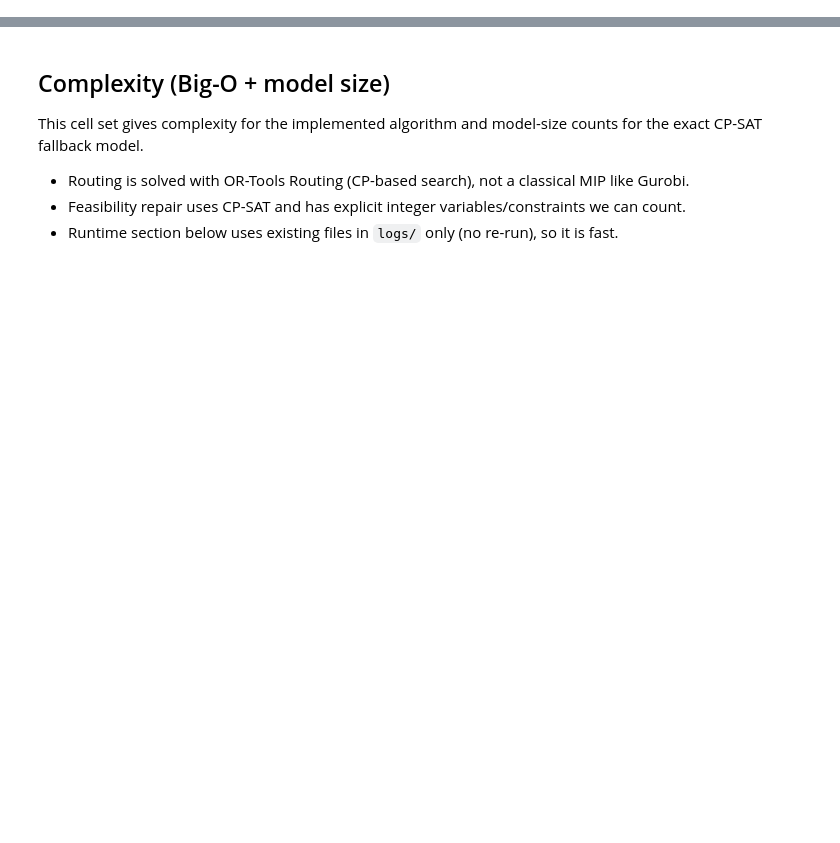
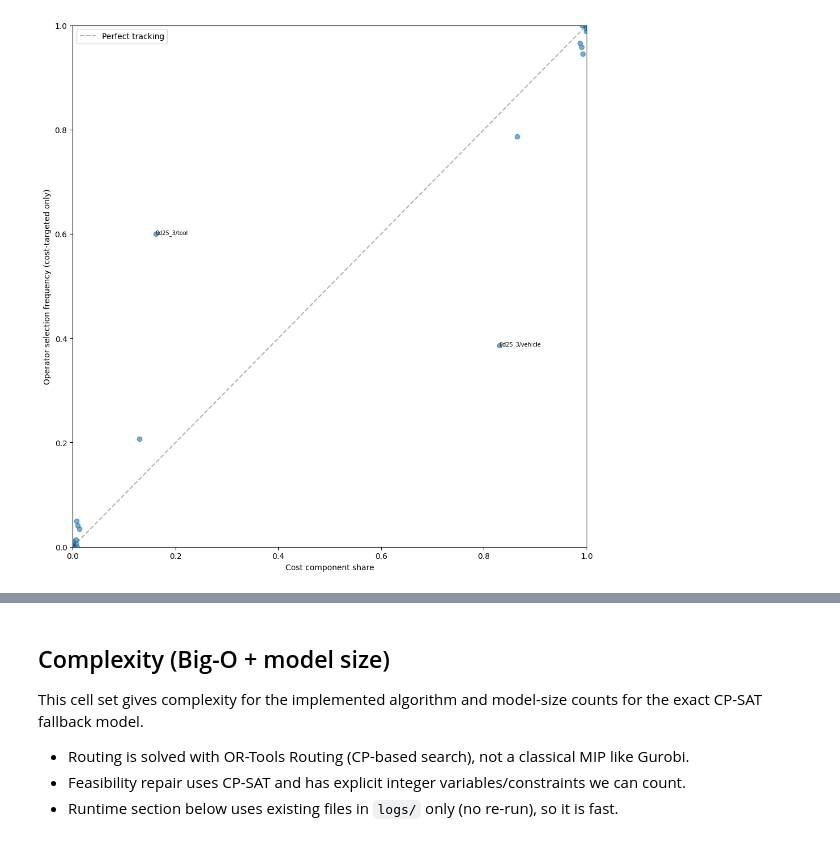
Before and after one commit to Iwe-Coumou/OC_routing, a Jupyter notebook: analysis.ipynb, the cells around one changed output, grey strips where cells are left out. Cells and saved outputs as stored; diff of their text form; code cells hidden in the pictures; blank space fills up the shorter version.

```diff
--- a/analysis.ipynb
+++ b/analysis.ipynb
@@ -156,40 +398,45 @@ else:
 # %%
 cost_shares = []
 selection_shares = []
 labels = []
 
 cost_ops = ['tool', 'vehicle', 'vehicle_days', 'distance']
 
 for name, df in dfs.items():
     breakdown = [df['bd_tool'].mean(), df['bd_vehicle'].mean(),
                  df['bd_veh_days'].mean(), df['bd_distance'].mean()]
     breakdown_pct = [b / sum(breakdown) for b in breakdown]
 
     cost_df = df[df['break_op'].isin(cost_ops)]
     counts = cost_df['break_op'].value_counts()
     total = counts.sum()
     sel = [counts.get(comp, 0) / total for comp in cost_ops]
 
     for comp, cs, ss in zip(cost_ops, breakdown_pct, sel):
         cost_shares.append(cs)
         selection_shares.append(ss)
         labels.append(f'{name[-6:]}/{comp}')
 
-plt.figure(figsize=(10, 10))
-plt.scatter(cost_shares, selection_shares, alpha=0.6)
-plt.plot([0, 1], [0, 1], 'k--', alpha=0.3, label='Perfect tracking')
+fig, ax = plt.subplots(figsize=(10, 10))
+ax.scatter(cost_shares, selection_shares, alpha=0.6)
+ax.plot([0, 1], [0, 1], 'k--', alpha=0.3, label='Perfect tracking')
 
 for i, label in enumerate(labels):
-    # Only label outliers far from diagonal
+
     diff = abs(cost_shares[i] - selection_shares[i])
     if diff > 0.3:
-        plt.annotate(label, (cost_shares[i], selection_shares[i]), fontsize=7)
+        ax.annotate(label, (cost_shares[i], selection_shares[i]), fontsize=7)
 
-plt.xlabel('Cost component share')
-plt.ylabel('Operator selection frequency (cost-targeted only)')
-plt.legend()
-plt.xlim(0, 1)
-plt.ylim(0, 1)
+ax.set_xlabel('Cost component share')
+ax.set_ylabel('Operator selection frequency (cost-targeted only)')
+ax.legend()
+ax.set_xlim(0, 1)
+ax.set_ylim(0, 1)
+
+fig.savefig('cost_share_vs_selection_frequency.png', dpi=300, bbox_inches='tight')
+plt.tight_layout()
+# %% [output]
+[figure, added]
 # %%
 all_ops = ['tool', 'vehicle', 'vehicle_days', 'distance', 'worst_day', 'random', 'geo']
 wb_cols = ['wb_tool', 'wb_vehicle', 'wb_veh_days', 'wb_distance', 'wb_worst', 'wb_random', 'wb_geo']
```
Also changed, not shown: parts of 14 cells of this notebook, 1 other file.
